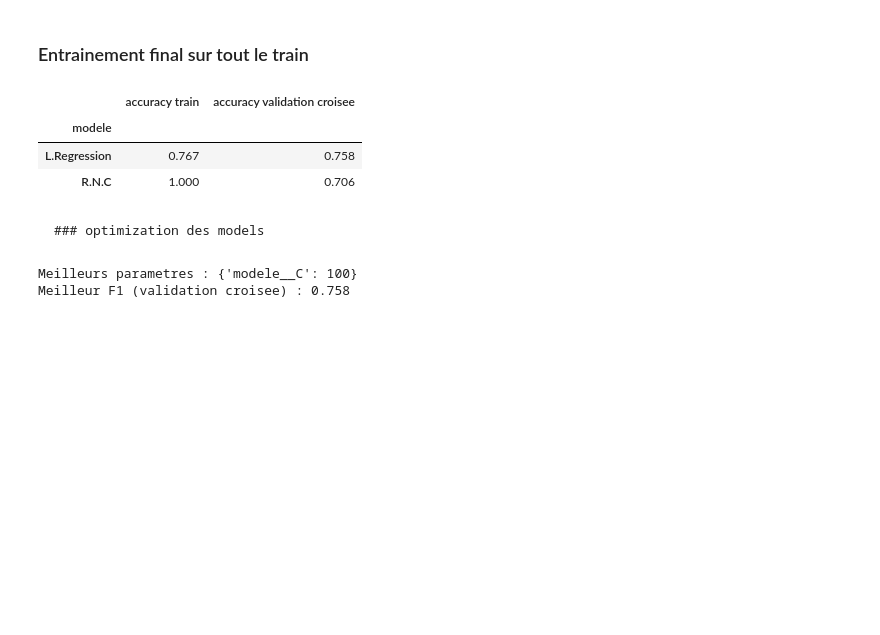
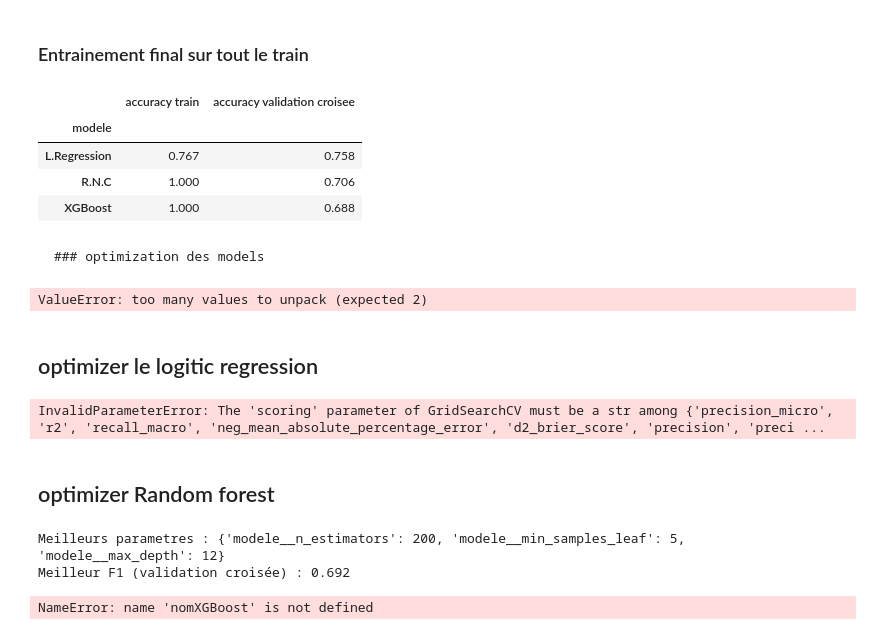
Before and after one commit to Oumohgh/Projet_Croisee, a Jupyter notebook: notebook/preprocessing.ipynb, the cells around one changed output. Drawn from its saved outputs; the diff is of its cells as text; code cells hidden in the pictures; blank space fills up the shorter version.

```diff
--- a/notebook/preprocessing.ipynb
+++ b/notebook/preprocessing.ipynb
@@ -266,7 +278,9 @@ from sklearn.metrics import (accuracy_score, precision_score, recall_score, f1_s
 modeles = {
     "L.Regression": LogisticRegression(max_iter=2000),
     "R.N.C": RandomForestClassifier(n_estimators=200, random_state=42),
+    "XGBoost": XGBClassifier(eval_metric="mlogloss", n_estimators=200,random_state=42),
 }
+
 
 pipelines = {
     nom: Pipeline([("pretraitement", clone(pretraitement)), ("modele", modele)])
@@ -334,15 +348,15 @@ weighted avg       0.70      0.71      0.70      1600
 # %% [markdown]
 ### Matrice de confusion
 # %%
-fig, axes = pt.subplots(1, 2, figsize=(12, 5))
+fig, axes = pt.subplots(1, len(predictions), figsize=(18, 5))
 for ax, (nom, p) in zip(axes, predictions.items()):
     matrice = confusion_matrix(y_train, p["classe"])
 
     sn.heatmap(matrice, annot=True, fmt="d", cmap="Blues", ax=ax,
                xticklabels=labelsRisque, yticklabels=labelsRisque, cbar=False)
     ax.set_title(f"{nom} : matrice de confusion")
-    ax.set_xlabel("Predit")
-    ax.set_ylabel("Reel")
+    ax.set_xlabel("Prédit")
+    ax.set_ylabel("Réel")
 
 pt.tight_layout()
 pt.show()
@@ -371,26 +385,84 @@ pt.show()
 # %% [markdown]
 ### Entrainement final sur tout le train
 # %%
+resume = []
+for nom, pipe in pipelines.items():
+    pipe.fit(X_train, y_train)
+    resume.append({
+        "modele": nom,
+        "accuracy train": round(pipe.score(X_train, y_train), 3),
+        "accuracy validation croisee": tableauMetriques.loc[nom, "accuracy"],
+    })
+
+resume = pd.DataFrame(resume).set_index("modele")
+
+resume
 # %% [output]
 |  | accuracy train | accuracy validation croisee |
 | modele |  |  |
 | L.Regression | 0.767 | 0.758 |
 | R.N.C | 1.000 | 0.706 |
+| XGBoost | 1.000 | 0.688 |
 # %% [markdown]
     ### optimization des models
 # %%
 from sklearn.model_selection import GridSearchCV, RandomizedSearchCV
 
 nomLogistique, nomForet = list(pipelines)
+# %% [output]
+ValueError: too many values to unpack (expected 2)
+# %% [markdown]
+## optimizer le logitic regression
 # %%
 
 grilleLogistique = {"modele__C": [0.01, 0.1, 1, 10,100]}
 
-rechercheLogistique = GridSearchCV(pipelines[nomLogistique], grilleLogistique,cv=V_croise, scoring="f1_macro",n_jobs=-1)
+rechercheLogistique = GridSearchCV(pipelines[nomLogistique], grilleLogistique,cv=V_croise, scoring="",n_jobs=-1)
 rechercheLogistique.fit(X_train, y_train)
 
 print("Meilleurs parametres :", rechercheLogistique.best_params_)
 print("Meilleur F1 (validation croisee) :", round(rechercheLogistique.best_score_, 3))
 # %% [output]
-Meilleurs parametres : {'modele__C': 100}
-Meilleur F1 (validation croisee) : 0.758
+InvalidParameterError: The 'scoring' parameter of GridSearchCV must be a str among {'precision_micro', 'r2', 'recall_macro', 'neg_mean_absolute_percentage_error', 'd2_brier_score', 'precision', 'preci ...
+# %% [markdown]
+## optimizer Random forest
+# %%
+
+distributionsForet = {
+    "modele__n_estimators": [100, 200, 300],
+    "modele__max_depth": [3, 5, 8, 12],
+    "modele__min_samples_leaf": [1, 3, 5, 10],}
+
+rechercheF = RandomizedSearchCV(
+    pipelines[nomF], distributionsForet, n_iter=15,
+    cv=V_croise, scoring="f1_macro", random_state=42,)
+rechercheF.fit(X_train, y_train)
+
+print("Meilleurs parametres :", rechercheF.best_params_)
+print("Meilleur F1 (validation croisée) :", round(rechercheF.best_score_, 3))
+# %% [output]
+Meilleurs parametres : {'modele__n_estimators': 200, 'modele__min_samples_leaf': 5, 'modele__max_depth': 12}
+Meilleur F1 (validation croisée) : 0.692
+# %%
+
+distributionsXGBoost = {
+    "modele__n_estimators": [100, 200, 300],
+    "modele__max_depth": [2, 3, 4, 6],
+    "modele__learning_rate": [0.01, 0.05, 0.1, 0.2],
+    "modele__subsample": [0.7, 0.85, 1.0],
+    "modele__colsample_bytree": [0.7, 0.85, 1.0],
+}
+
+rechercheXGBoost = RandomizedSearchCV(
+    pipelines[nomXGBoost], distributionsXGBoost, n_iter=20,
+    cv=validationCroisee, scoring="f1_macro", random_state=42,
+)
+rechercheXGBoost.fit(X_train, y_train)
+
+print("Meilleurs paramètres :", rechercheXGBoost.best_params_)
+print("Meilleur F1 (validation croisée) :", round(rechercheXGBoost.best_score_, 3))
+
+# les 5 meilleures combinaisons
+pd.DataFrame(rechercheXGBoost.cv_results_).sort_values("rank_test_score")[["params", "mean_test_score", "std_test_score"]].head().round(3)
+# %% [output]
+NameError: name 'nomXGBoost' is not defined
```
Also changed, not shown: parts of 9 cells of this notebook, 2 other files.
